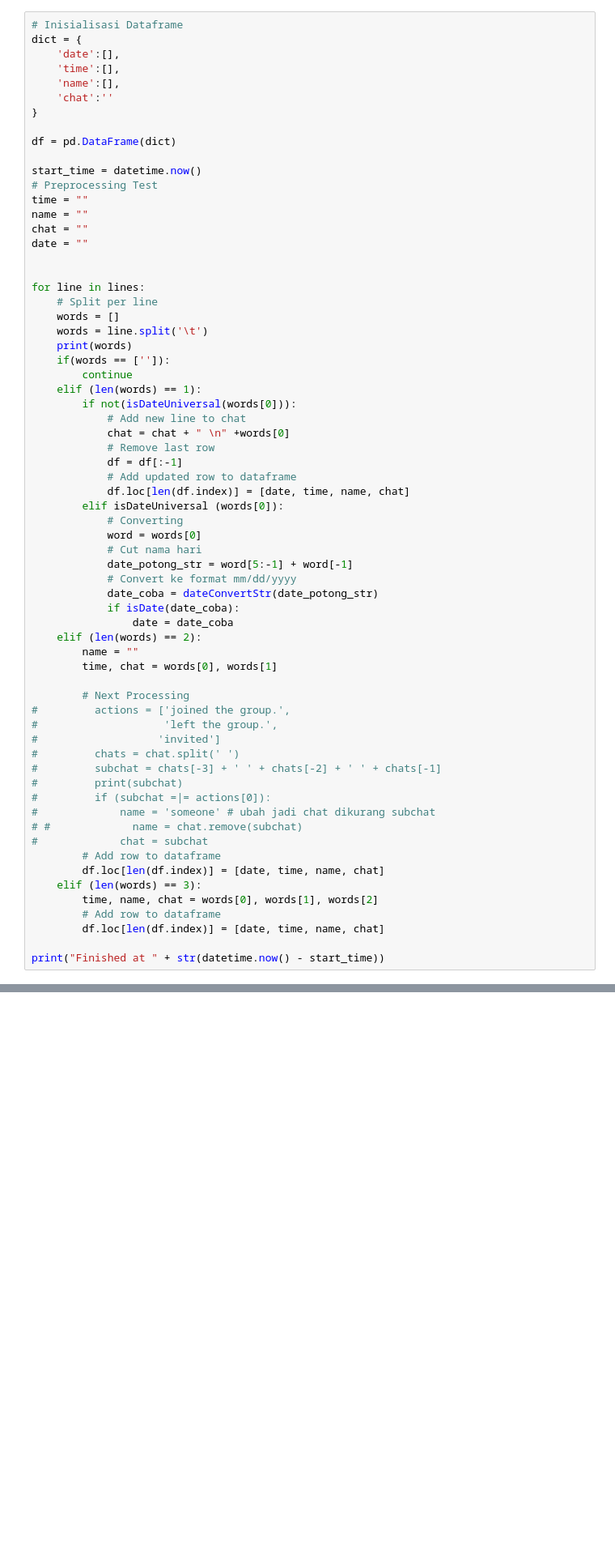
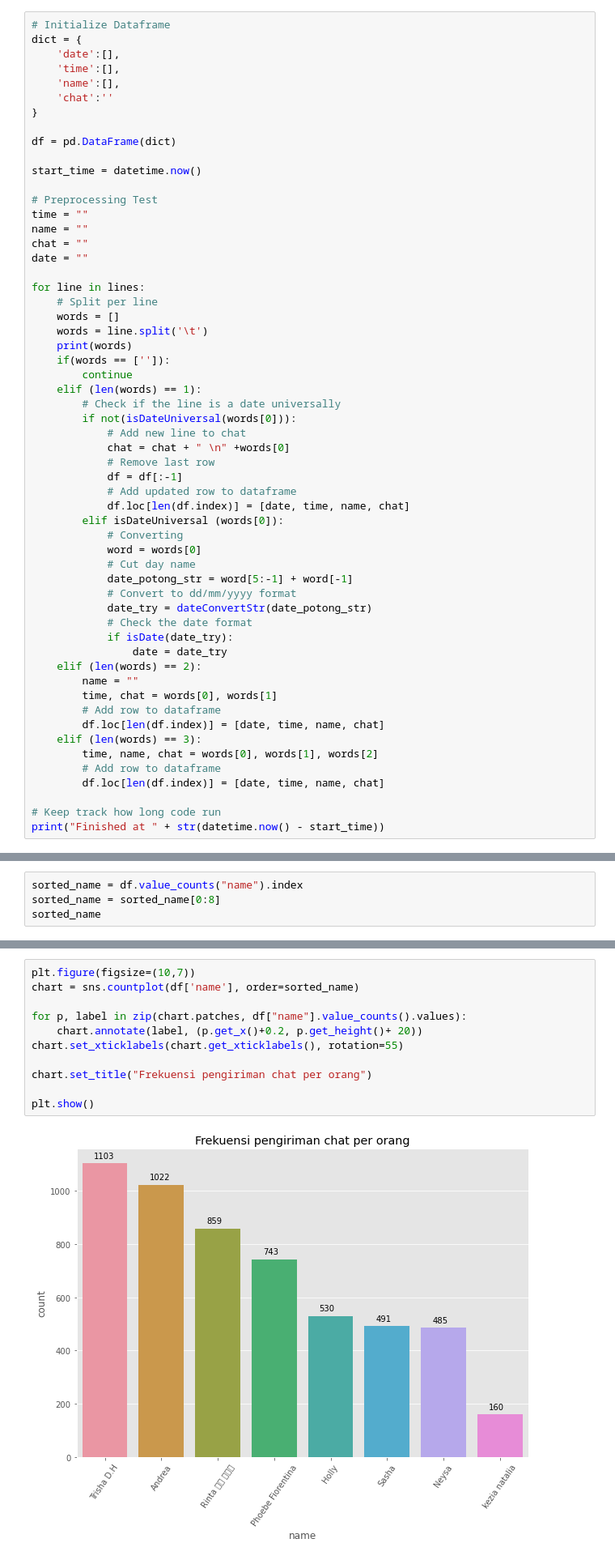
Before and after one commit to hollyyph/LINEchatTextAnalysis, a Jupyter notebook: LINEchat_Text_Analysis.ipynb, the cells around one changed output, grey strips where cells are left out. Shown at 81% size. Cells and saved outputs as stored; diff of their text form; blank space fills up the shorter version.

```diff
--- a/LINEchat_Text_Analysis.ipynb
+++ b/LINEchat_Text_Analysis.ipynb
@@ -84,7 +111,7 @@ def dateConvertStr(text):
             text = text[:3] + '0' + text[3:]
     return text
 # %%
-# Inisialisasi Dataframe
+# Initialize Dataframe
 dict = {
     'date':[],
     'time':[],
@@ -95,12 +122,12 @@ dict = {
 df = pd.DataFrame(dict)
 
 start_time = datetime.now()
+
 # Preprocessing Test
 time = ""
 name = ""
 chat = ""
 date = ""
-
 
 for line in lines:
     # Split per line
@@ -110,6 +137,7 @@ for line in lines:
     if(words == ['']):
         continue
     elif (len(words) == 1):
+        # Check if the line is a date universally
         if not(isDateUniversal(words[0])):
             # Add new line to chat
             chat = chat + " \n" +words[0]
@@ -120,27 +148,16 @@ for line in lines:
         elif isDateUniversal (words[0]):
             # Converting
             word = words[0]
-            # Cut nama hari
+            # Cut day name
             date_potong_str = word[5:-1] + word[-1]
-            # Convert ke format mm/dd/yyyy
-            date_coba = dateConvertStr(date_potong_str)
-            if isDate(date_coba):
-                date = date_coba
+            # Convert to dd/mm/yyyy format
+            date_try = dateConvertStr(date_potong_str)
+            # Check the date format
+            if isDate(date_try):
+                date = date_try
     elif (len(words) == 2):
         name = ""
         time, chat = words[0], words[1]
-
-        # Next Processing
-#         actions = ['joined the group.',
-#                    'left the group.',
-#                   'invited']
-#         chats = chat.split(' ')
-#         subchat = chats[-3] + ' ' + chats[-2] + ' ' + chats[-1]
-#         print(subchat)
-#         if (subchat =|= actions[0]):
-#             name = 'someone' # ubah jadi chat dikurang subchat
-# #             name = chat.remove(subchat)
-#             chat = subchat
         # Add row to dataframe
         df.loc[len(df.index)] = [date, time, name, chat]
     elif (len(words) == 3):
@@ -148,4 +165,5 @@ for line in lines:
         # Add row to dataframe
         df.loc[len(df.index)] = [date, time, name, chat]
 
+# Keep track how long code run
 print("Finished at " + str(datetime.now() - start_time))
@@ -167,0 +257,4 @@ df = df[['datetime','name','chat']]
+# %%
+sorted_name = df.value_counts("name").index
+sorted_name = sorted_name[0:8]
+sorted_name
@@ -167,0 +265,13 @@ df = df[['datetime','name','chat']]
+# %%
+plt.figure(figsize=(10,7))
+chart = sns.countplot(df['name'], order=sorted_name)
+
+for p, label in zip(chart.patches, df["name"].value_counts().values):
+    chart.annotate(label, (p.get_x()+0.2, p.get_height()+ 20))
+chart.set_xticklabels(chart.get_xticklabels(), rotation=55)
+
+chart.set_title("Frekuensi pengiriman chat per orang")
+
+plt.show()
+# %% [output]
+[figure, added]
```
Also changed, not shown: parts of 14 cells of this notebook, 18 other files.
